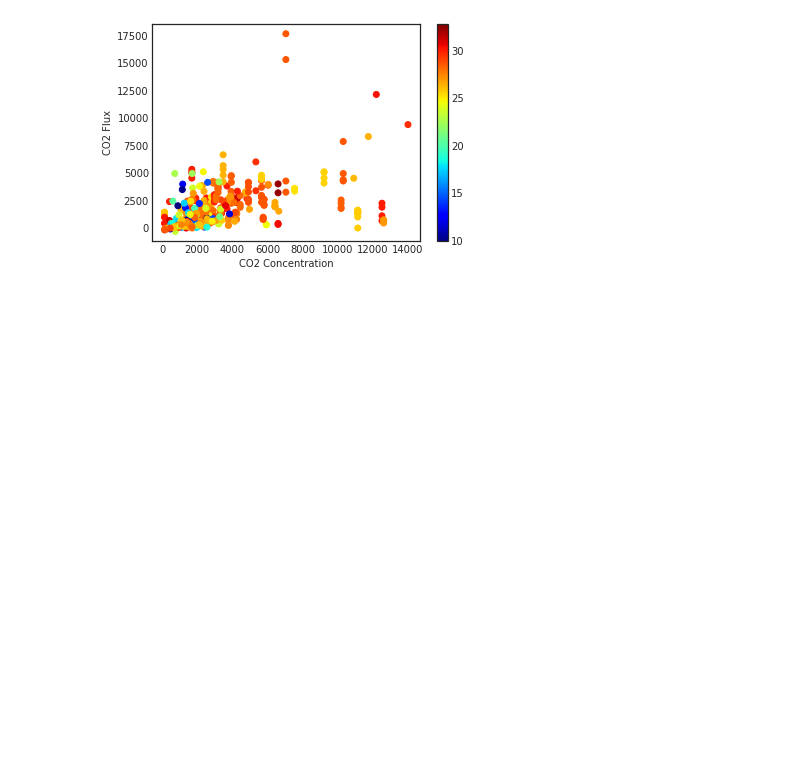
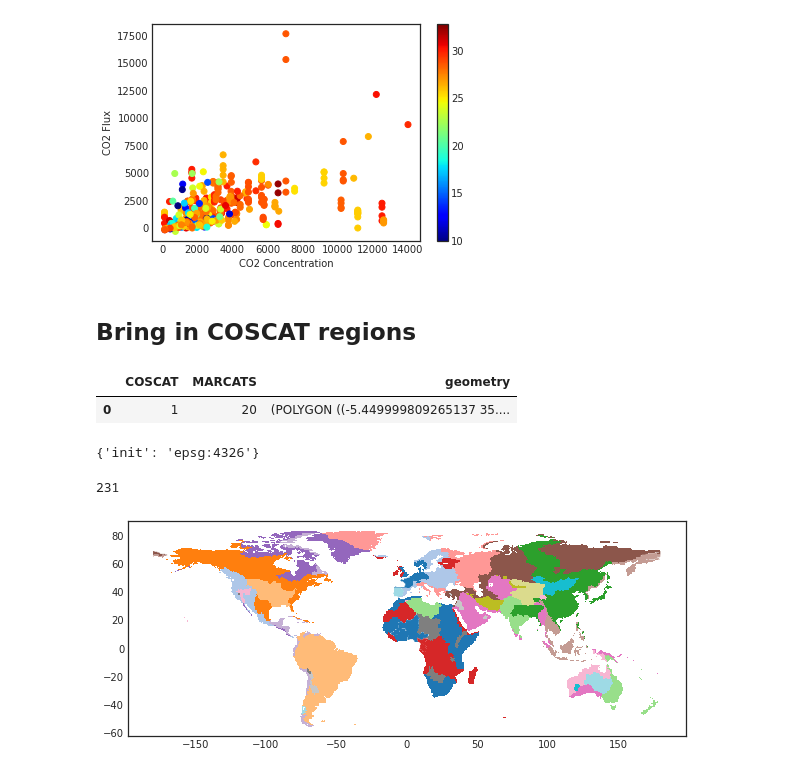
Before and after one commit to geohackweek/ghw2018_web_portal_inlandwater_co2, a Jupyter notebook: notebooks/Exploratory Data Analysis.ipynb, the cells around one changed output. Cells and saved outputs as stored; diff of their text form; code cells hidden in the pictures; blank space fills up the shorter version.

Commit message:
coscat viz

```diff
--- a/notebooks/Exploratory Data Analysis.ipynb
+++ b/notebooks/Exploratory Data Analysis.ipynb
@@ -100,3 +100,27 @@ plt.ylabel('CO2 Flux')
 # %% [output]
 Text(0,0.5,'CO2 Flux')
 [figure]
+# %% [markdown]
+## Bring in COSCAT regions
+# %%
+data_pth = "../data/hess_GIS/"
+# %%
+coscat = gpd.read_file(os.path.join(data_pth, "Continental_Shelf.shp"))
+continents = gpd.read_file(os.path.join(data_pth, "Continents.shp"))
+# %%
+coscat.head(1)
+# %% [output]
+|  | COSCAT | MARCATS | geometry |
+| 0 | 1 | 20 | (POLYGON ((-5.449999809265137 35.... |
+# %%
+coscat.crs
+# %% [output]
+{'init': 'epsg:4326'}
+# %%
+len(continents.COSCAT.unique())
+# %% [output]
+231
+# %%
+continents.plot(cmap='tab20', figsize=(10, 10));
+# %% [output]
+[figure, added]
```
Also changed, not shown: parts of 1 cell of this notebook.
